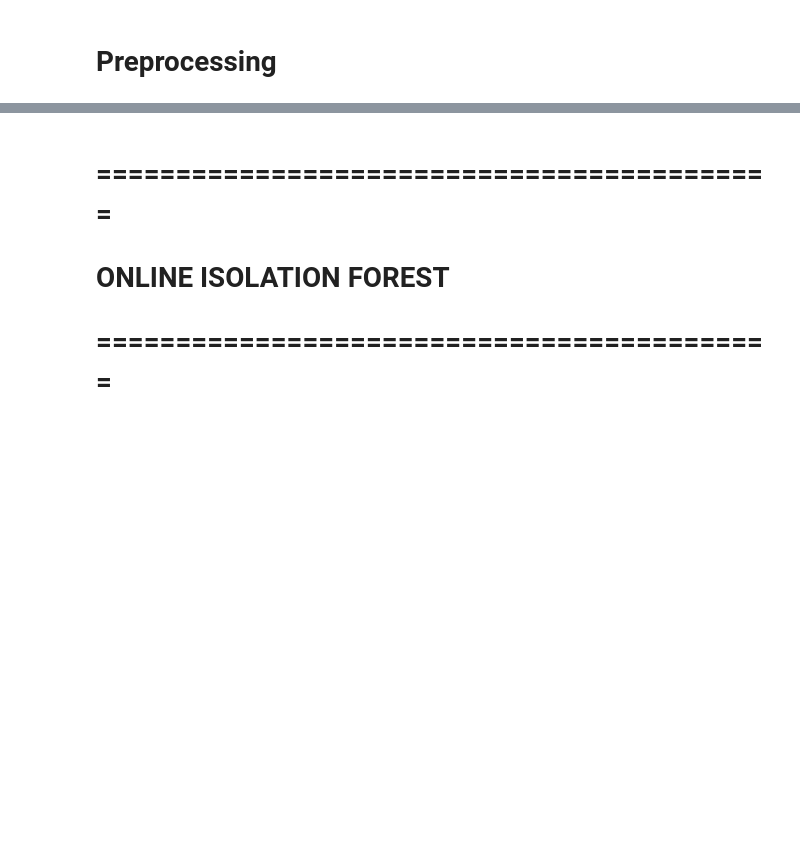
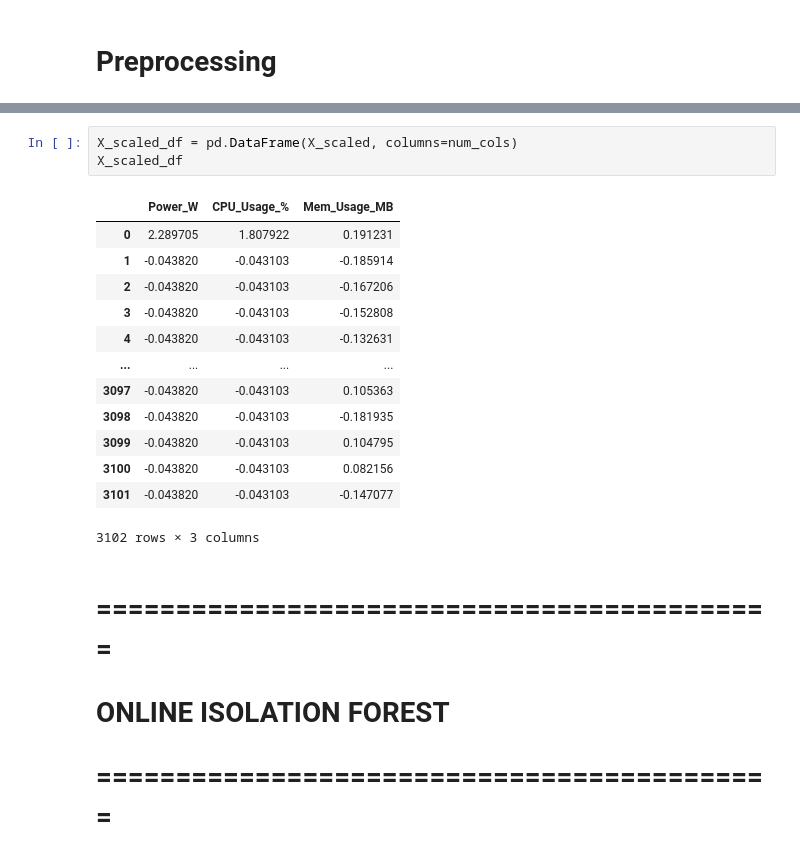
Before and after one commit to Bilal248/JEROTI, a Jupyter notebook: notebooks/UnsupervisedModelTraining.ipynb, the cells around one changed output, grey strips where cells are left out. Drawn from its saved outputs; the diff is of its cells as text; blank space fills up the shorter version.

```diff
--- a/notebooks/UnsupervisedModelTraining.ipynb
+++ b/notebooks/UnsupervisedModelTraining.ipynb
@@ -68,3 +69,20 @@ Scaled data shape: (2263, 4)
+# %%
+X_scaled_df = pd.DataFrame(X_scaled, columns=num_cols)
+X_scaled_df
+# %% [output]
+|  | Power_W | CPU_Usage_% | Mem_Usage_MB |
+| 0 | 2.289705 | 1.807922 | 0.191231 |
+| 1 | -0.043820 | -0.043103 | -0.185914 |
+| 2 | -0.043820 | -0.043103 | -0.167206 |
+| 3 | -0.043820 | -0.043103 | -0.152808 |
+| 4 | -0.043820 | -0.043103 | -0.132631 |
+| ... | ... | ... | ... |
+| 3097 | -0.043820 | -0.043103 | 0.105363 |
+| 3098 | -0.043820 | -0.043103 | -0.181935 |
+| 3099 | -0.043820 | -0.043103 | 0.104795 |
+| 3100 | -0.043820 | -0.043103 | 0.082156 |
+| 3101 | -0.043820 | -0.043103 | -0.147077 |
+3102 rows × 3 columns
 # %% [markdown]
 # ===========================================
 #         ONLINE ISOLATION FOREST
```
Also changed, not shown: parts of 15 cells of this notebook, 4 other files.
